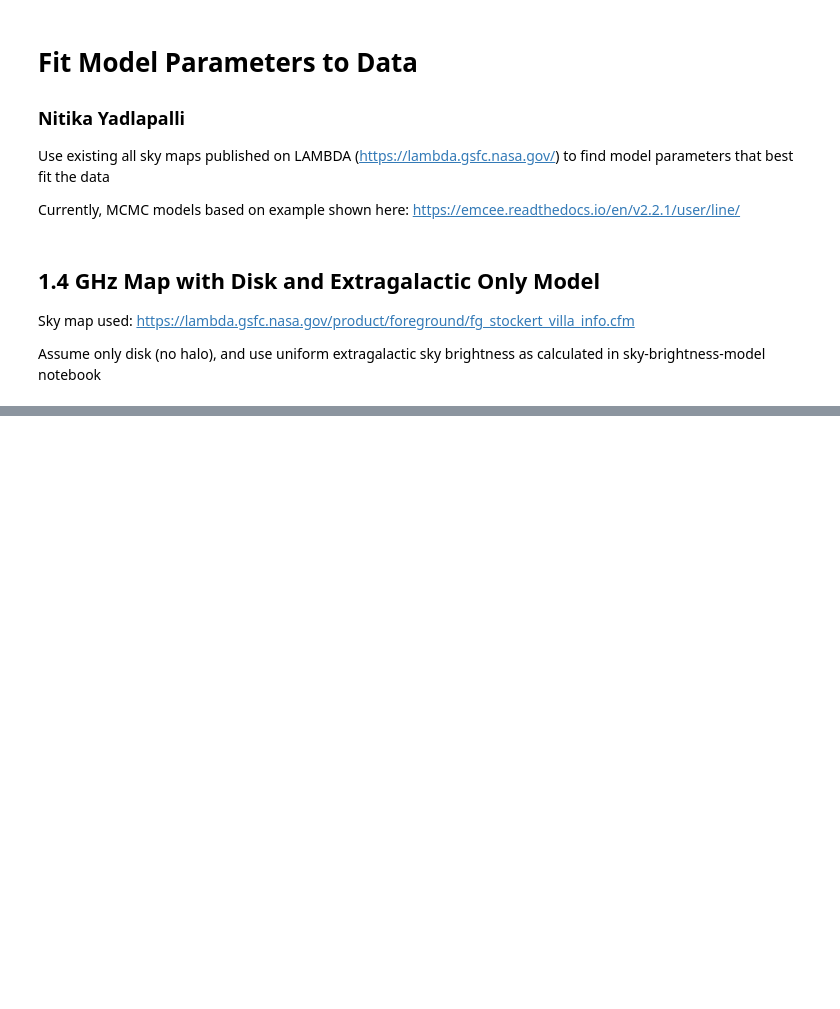
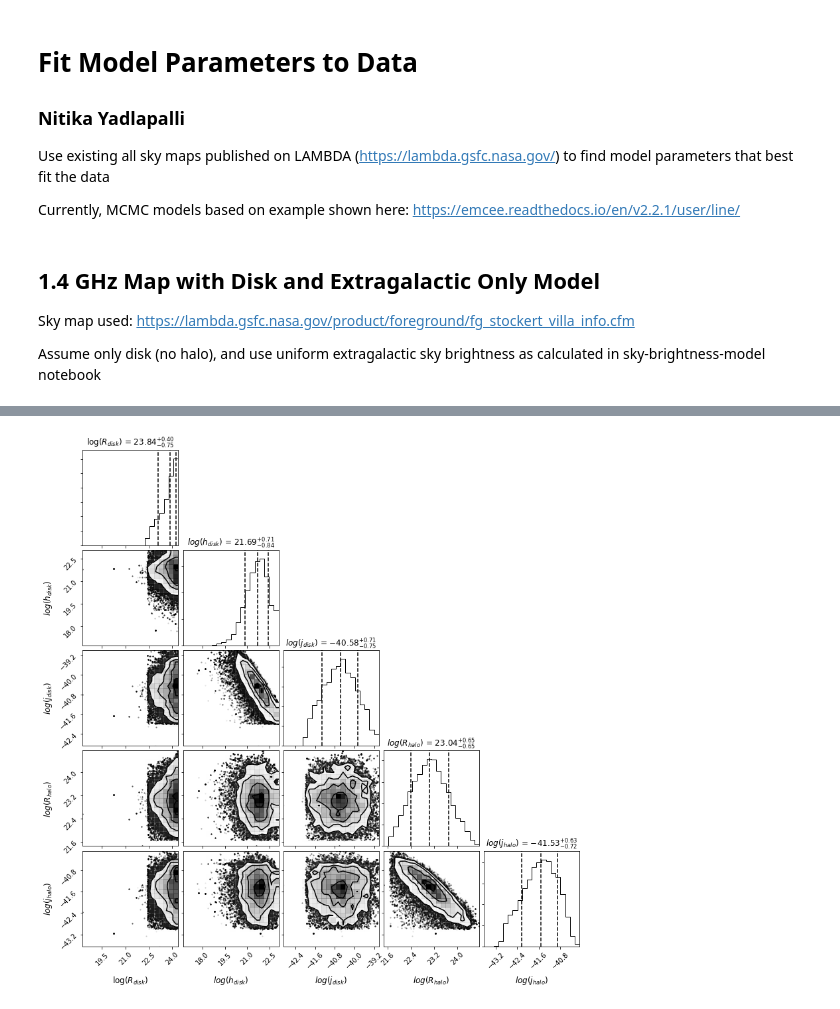
Before and after one commit to nitikayad96/radio-background, a Jupyter notebook: find-model-parameters.ipynb, the cells around one changed output, grey strips where cells are left out. Cells and saved outputs as stored; diff of their text form; code cells hidden in the pictures; blank space fills up the shorter version.

```diff
--- a/find-model-parameters.ipynb
+++ b/find-model-parameters.ipynb
@@ -553,0 +503,8 @@ plt.hist(res)
+# %%
+fig = corner.corner(samples_corner, labels=["log($R_{disk})$", "$log(h_{disk})$", "$log(j_{disk})$" ,"$log(R_{halo})$","$log(j_{halo})$"],
+                    label_kwargs={"fontsize": 12}, show_titles=True, title_kwargs={"fontsize": 12},
+                    quantiles=[0.16,0.5,0.84])
+
+plt.savefig("notes/corner_disk+halo_kstest.jpg")
+# %% [output]
+[figure, added]
```
Also changed, not shown: parts of 46 cells of this notebook.
